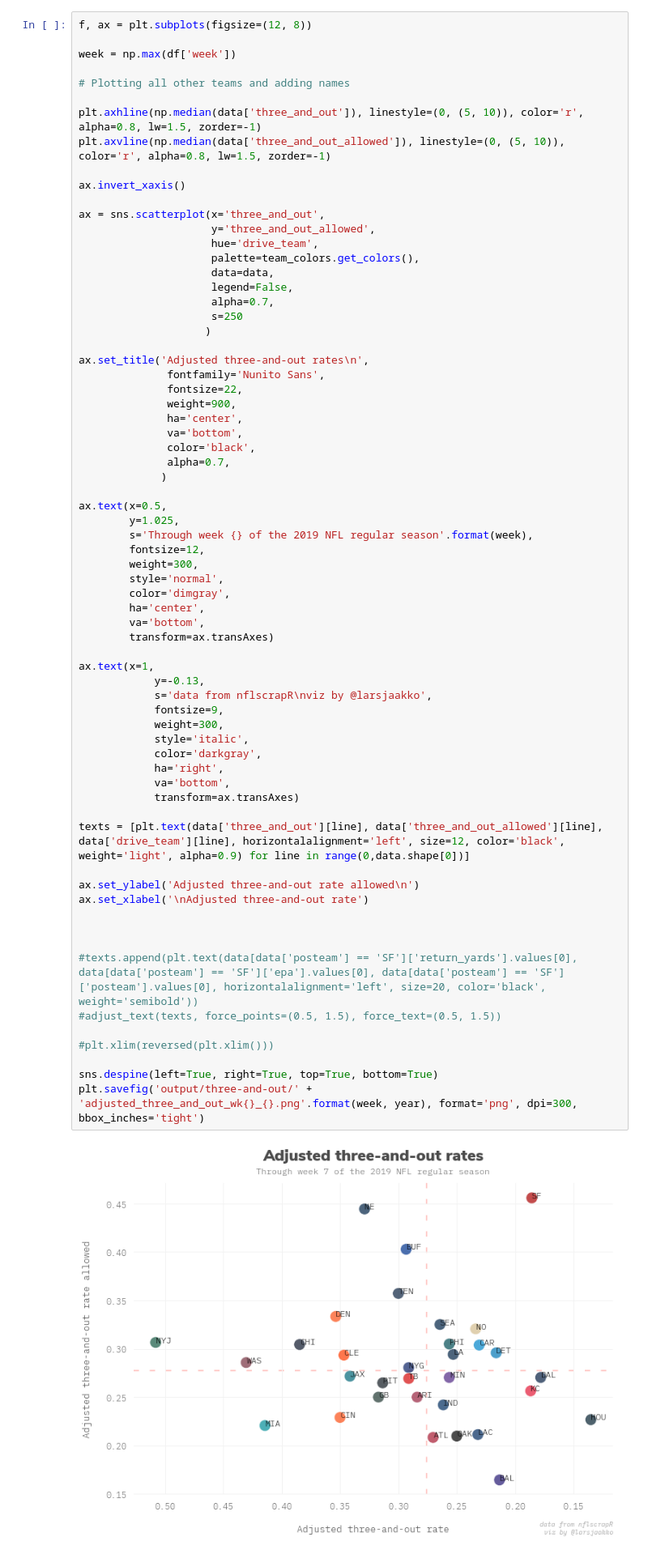
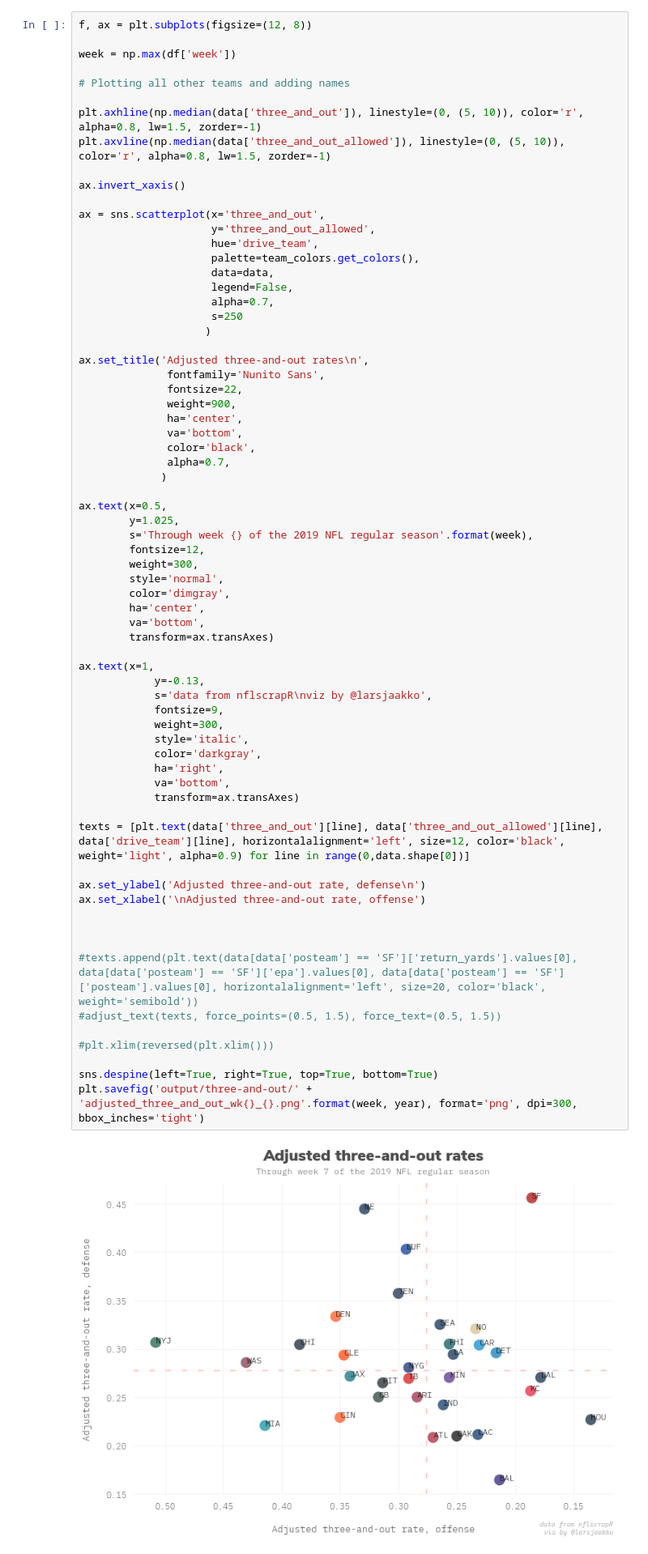
Before and after one commit to larsjaakko/nfl-notebooks, a Jupyter notebook: 2019/3-and-out rates.ipynb, the cells around one changed output. Shown at 81% size. Cells and saved outputs as stored; diff of their text form.

```diff
--- a/2019/3-and-out rates.ipynb
+++ b/2019/3-and-out rates.ipynb
@@ -140,33 +140,33 @@ ax.text(x=0.5,
         style='normal',
         color='dimgray',
         ha='center',
         va='bottom',
         transform=ax.transAxes)
 
 ax.text(x=1,
             y=-0.13,
             s='data from nflscrapR\nviz by @larsjaakko',
             fontsize=9,
             weight=300,
             style='italic',
             color='darkgray',
             ha='right',
             va='bottom',
             transform=ax.transAxes)
 
 texts = [plt.text(data['three_and_out'][line], data['three_and_out_allowed'][line], data['drive_team'][line], horizontalalignment='left', size=12, color='black', weight='light', alpha=0.9) for line in range(0,data.shape[0])]
 
-ax.set_ylabel('Adjusted three-and-out rate allowed\n')
-ax.set_xlabel('\nAdjusted three-and-out rate')
+ax.set_ylabel('Adjusted three-and-out rate, defense\n')
+ax.set_xlabel('\nAdjusted three-and-out rate, offense')
 
 
 
 #texts.append(plt.text(data[data['posteam'] == 'SF']['return_yards'].values[0], data[data['posteam'] == 'SF']['epa'].values[0], data[data['posteam'] == 'SF']['posteam'].values[0], horizontalalignment='left', size=20, color='black', weight='semibold'))
 #adjust_text(texts, force_points=(0.5, 1.5), force_text=(0.5, 1.5))
 
 #plt.xlim(reversed(plt.xlim()))
 
 sns.despine(left=True, right=True, top=True, bottom=True)
 plt.savefig('output/three-and-out/' + 'adjusted_three_and_out_wk{}_{}.png'.format(week, year), format='png', dpi=300, bbox_inches='tight')
 # %% [output]
-[figure, old version]
+[figure, new version]
```
